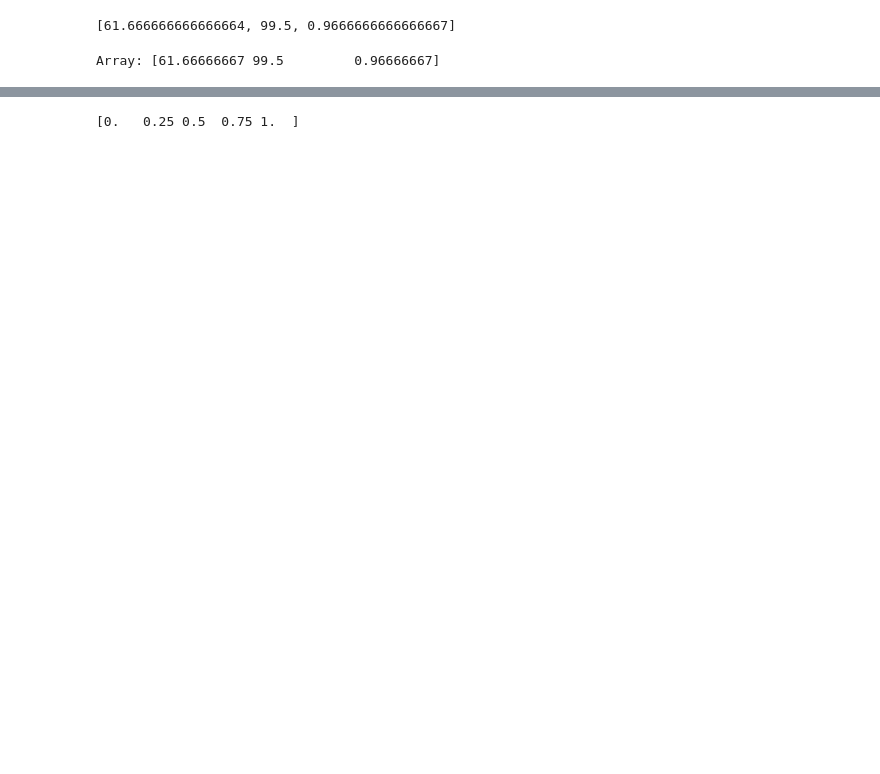
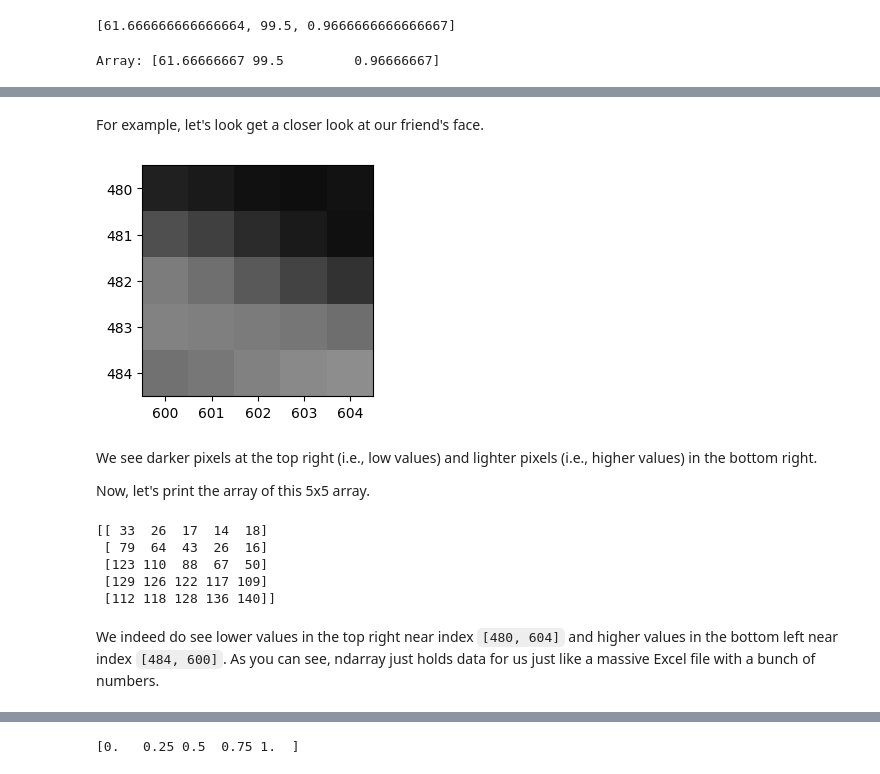
Before and after one commit to oasci/pitt-biosc1540-2024s, a Jupyter notebook: biosc1540/modules/intro/data/numpy.ipynb, the cells around one changed output, grey strips where cells are left out. Saved outputs shown, nothing was run; the diff lists cells and outputs as text; code cells hidden in the pictures; blank space fills up the shorter version.

```diff
--- a/biosc1540/modules/intro/data/numpy.ipynb
+++ b/biosc1540/modules/intro/data/numpy.ipynb
@@ -182,0 +274,30 @@ Array: [61.66666667 99.5         0.96666667]
+# %% [markdown]
+For example, let's look get a closer look at our friend's face.
+# %%
+# @title
+
+fig, ax = plt.subplots(ncols=1, nrows=1, figsize=(3, 3))
+ax.imshow(image, cmap="gray")
+ax.set_xlim(600 - 0.5, 605 - 0.5)  # X-axis range
+ax.set_ylim(480 - 0.5, 485 - 0.5)  # Y-axis range
+plt.gca().invert_yaxis()  # Invert the y-axis to put it on top
+plt.show()
+# %% [output]
+[figure, added]
+# %% [markdown]
+We see darker pixels at the top right (i.e., low values) and lighter pixels (i.e., higher values) in the bottom right.
+
+Now, let's print the array of this 5x5 array.
+# %%
+# @title
+
+print(image[480:485, 600:605])  # Y-axis range, X-axis range
+# %% [output]
+[[ 33  26  17  14  18]
+ [ 79  64  43  26  16]
+ [123 110  88  67  50]
+ [129 126 122 117 109]
+ [112 118 128 136 140]]
+# %% [markdown]
+We indeed do see lower values in the top right near index `[480, 604]` and higher values in the bottom left near index `[484, 600]`.
+As you can see, ndarray just holds data for us just like a massive Excel file with a bunch of numbers.
```
Also changed, not shown: parts of 28 cells of this notebook, 1 other file.
